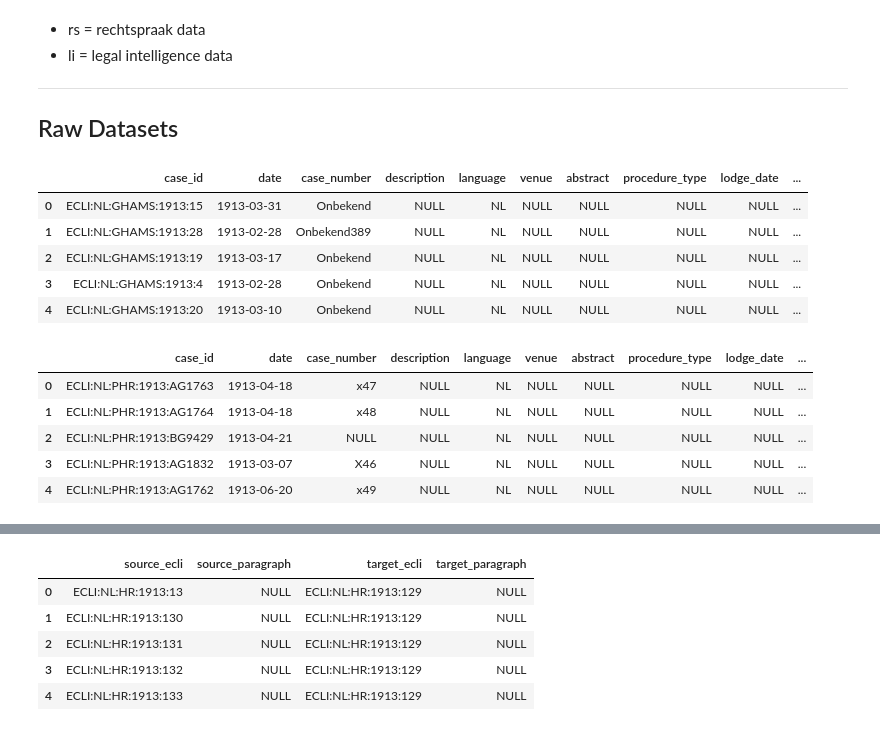
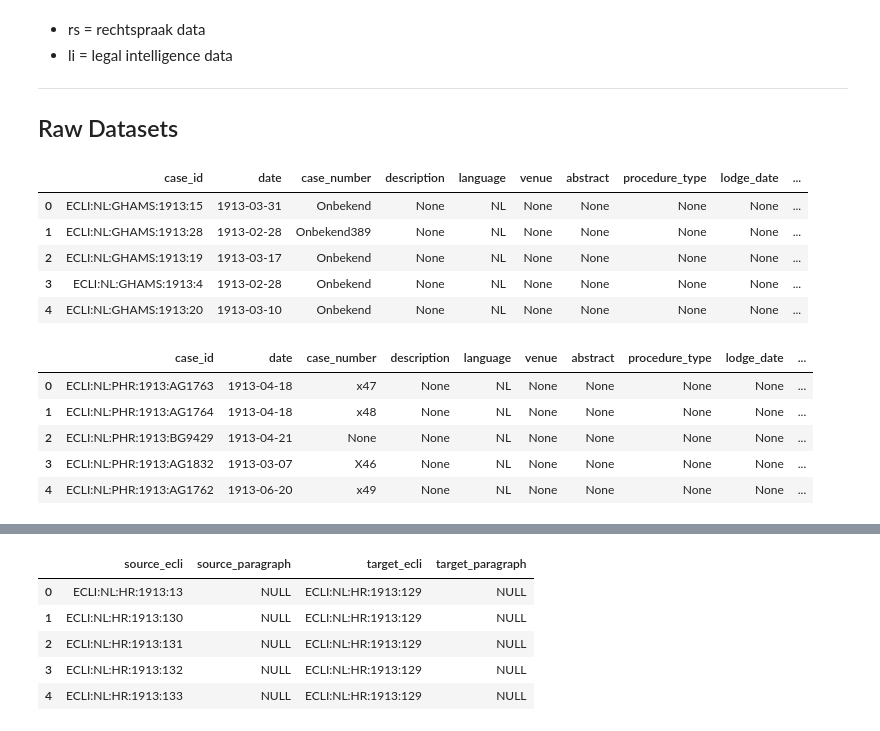
Before and after one commit to maastrichtlawtech/case-law-explorer, a Jupyter notebook: notebooks/Rechtspraak_dynamoDB_ETL.ipynb, the cells around one changed output, grey strips where cells are left out. Saved outputs shown, nothing was run; the diff lists cells and outputs as text; code cells hidden in the pictures.

```diff
--- a/notebooks/Rechtspraak_dynamoDB_ETL.ipynb
+++ b/notebooks/Rechtspraak_dynamoDB_ETL.ipynb
@@ -20,23 +23,23 @@ import string
 ## Raw Datasets
 # %%
 pd.set_option('display.max_columns', None)
-df_rs_cases_raw = pd.read_csv("https://maastrichtuniversity-ids-open.s3.eu-central-1.amazonaws.com/rechtspraak/case.csv").replace(np.nan, 'NULL', regex=True)  #, nrows=500000).replace(np.nan, 'NULL', regex=True)
+df_rs_cases_raw = pd.read_csv("https://maastrichtuniversity-ids-open.s3.eu-central-1.amazonaws.com/rechtspraak/case.csv", dtype=str).replace({np.nan: None})  #, nrows=500000).replace(np.nan, None, regex=True)
 df_rs_cases_raw.head()
 # %% [output]
 |  | case_id | date | case_number | description | language | venue | abstract | procedure_type | lodge_date | ... |
-| 0 | ECLI:NL:GHAMS:1913:15 | 1913-03-31 | Onbekend | NULL | NL | NULL | NULL | NULL | NULL | ... |
-| 1 | ECLI:NL:GHAMS:1913:28 | 1913-02-28 | Onbekend389 | NULL | NL | NULL | NULL | NULL | NULL | ... |
-| 2 | ECLI:NL:GHAMS:1913:19 | 1913-03-17 | Onbekend | NULL | NL | NULL | NULL | NULL | NULL | ... |
-| 3 | ECLI:NL:GHAMS:1913:4 | 1913-02-28 | Onbekend | NULL | NL | NULL | NULL | NULL | NULL | ... |
-| 4 | ECLI:NL:GHAMS:1913:20 | 1913-03-10 | Onbekend | NULL | NL | NULL | NULL | NULL | NULL | ... |
+| 0 | ECLI:NL:GHAMS:1913:15 | 1913-03-31 | Onbekend | None | NL | None | None | None | None | ... |
+| 1 | ECLI:NL:GHAMS:1913:28 | 1913-02-28 | Onbekend389 | None | NL | None | None | None | None | ... |
+| 2 | ECLI:NL:GHAMS:1913:19 | 1913-03-17 | Onbekend | None | NL | None | None | None | None | ... |
+| 3 | ECLI:NL:GHAMS:1913:4 | 1913-02-28 | Onbekend | None | NL | None | None | None | None | ... |
+| 4 | ECLI:NL:GHAMS:1913:20 | 1913-03-10 | Onbekend | None | NL | None | None | None | None | ... |
 # %%
-df_rs_opinions_raw = pd.read_csv("https://maastrichtuniversity-ids-open.s3.eu-central-1.amazonaws.com/rechtspraak/case_opinion_from_advocate_general.csv").replace(np.nan, 'NULL', regex=True)
+df_rs_opinions_raw = pd.read_csv("https://maastrichtuniversity-ids-open.s3.eu-central-1.amazonaws.com/rechtspraak/case_opinion_from_advocate_general.csv", dtype='str').replace({np.nan: None})
 df_rs_opinions_raw.head()
 # %% [output]
 |  | case_id | date | case_number | description | language | venue | abstract | procedure_type | lodge_date | ... |
-| 0 | ECLI:NL:PHR:1913:AG1763 | 1913-04-18 | x47 | NULL | NL | NULL | NULL | NULL | NULL | ... |
-| 1 | ECLI:NL:PHR:1913:AG1764 | 1913-04-18 | x48 | NULL | NL | NULL | NULL | NULL | NULL | ... |
-| 2 | ECLI:NL:PHR:1913:BG9429 | 1913-04-21 | NULL | NULL | NL | NULL | NULL | NULL | NULL | ... |
-| 3 | ECLI:NL:PHR:1913:AG1832 | 1913-03-07 | X46 | NULL | NL | NULL | NULL | NULL | NULL | ... |
-| 4 | ECLI:NL:PHR:1913:AG1762 | 1913-06-20 | x49 | NULL | NL | NULL | NULL | NULL | NULL | ... |
+| 0 | ECLI:NL:PHR:1913:AG1763 | 1913-04-18 | x47 | None | NL | None | None | None | None | ... |
+| 1 | ECLI:NL:PHR:1913:AG1764 | 1913-04-18 | x48 | None | NL | None | None | None | None | ... |
+| 2 | ECLI:NL:PHR:1913:BG9429 | 1913-04-21 | None | None | NL | None | None | None | None | ... |
+| 3 | ECLI:NL:PHR:1913:AG1832 | 1913-03-07 | X46 | None | NL | None | None | None | None | ... |
+| 4 | ECLI:NL:PHR:1913:AG1762 | 1913-06-20 | x49 | None | NL | None | None | None | None | ... |
 # %%
```
Also changed, not shown: parts of 22 cells of this notebook.
